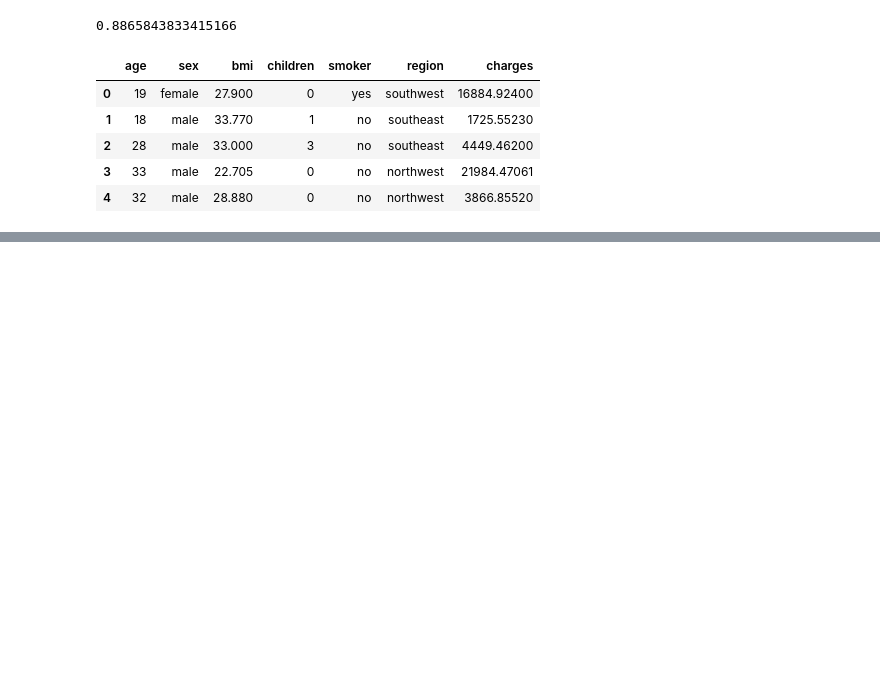
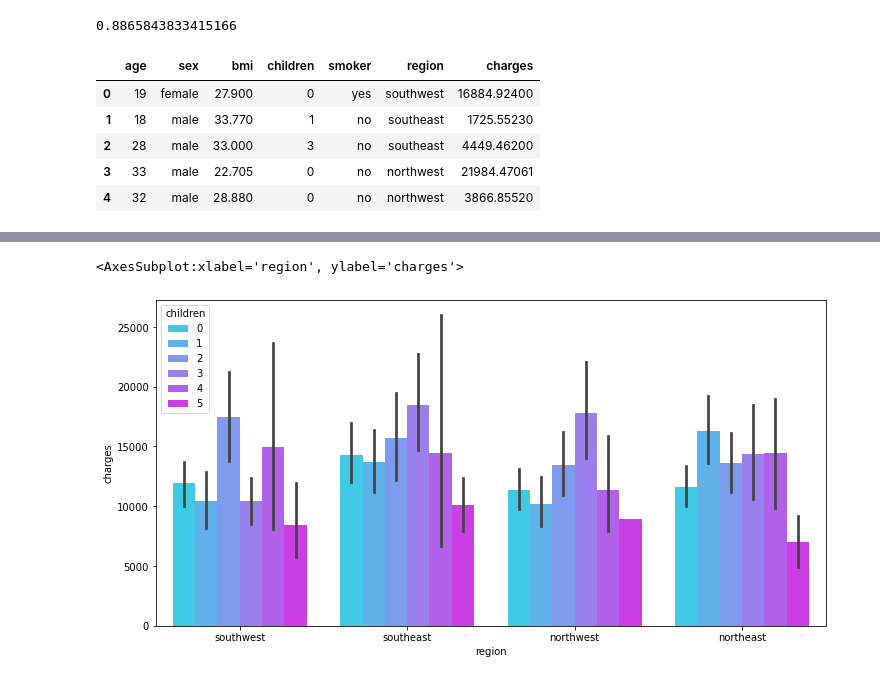
Before and after one commit to isoori/Insurancee, a Jupyter notebook: Untitled.ipynb, the cells around one changed output, grey strips where cells are left out. Cells and saved outputs as stored; diff of their text form; code cells hidden in the pictures; blank space fills up the shorter version.

```diff
--- a/Untitled.ipynb
+++ b/Untitled.ipynb
@@ -511,0 +457,6 @@ sns.barplot(data=g,x='children',y='charges',hue='smoker');
+# %%
+plt.figure(figsize=(12,6))
+sns.barplot(data=df,x='region',y='charges',hue='children',palette='cool')
+# %% [output]
+<AxesSubplot:xlabel='region', ylabel='charges'>
+[figure, added]
```
Also changed, not shown: parts of 24 cells of this notebook.
